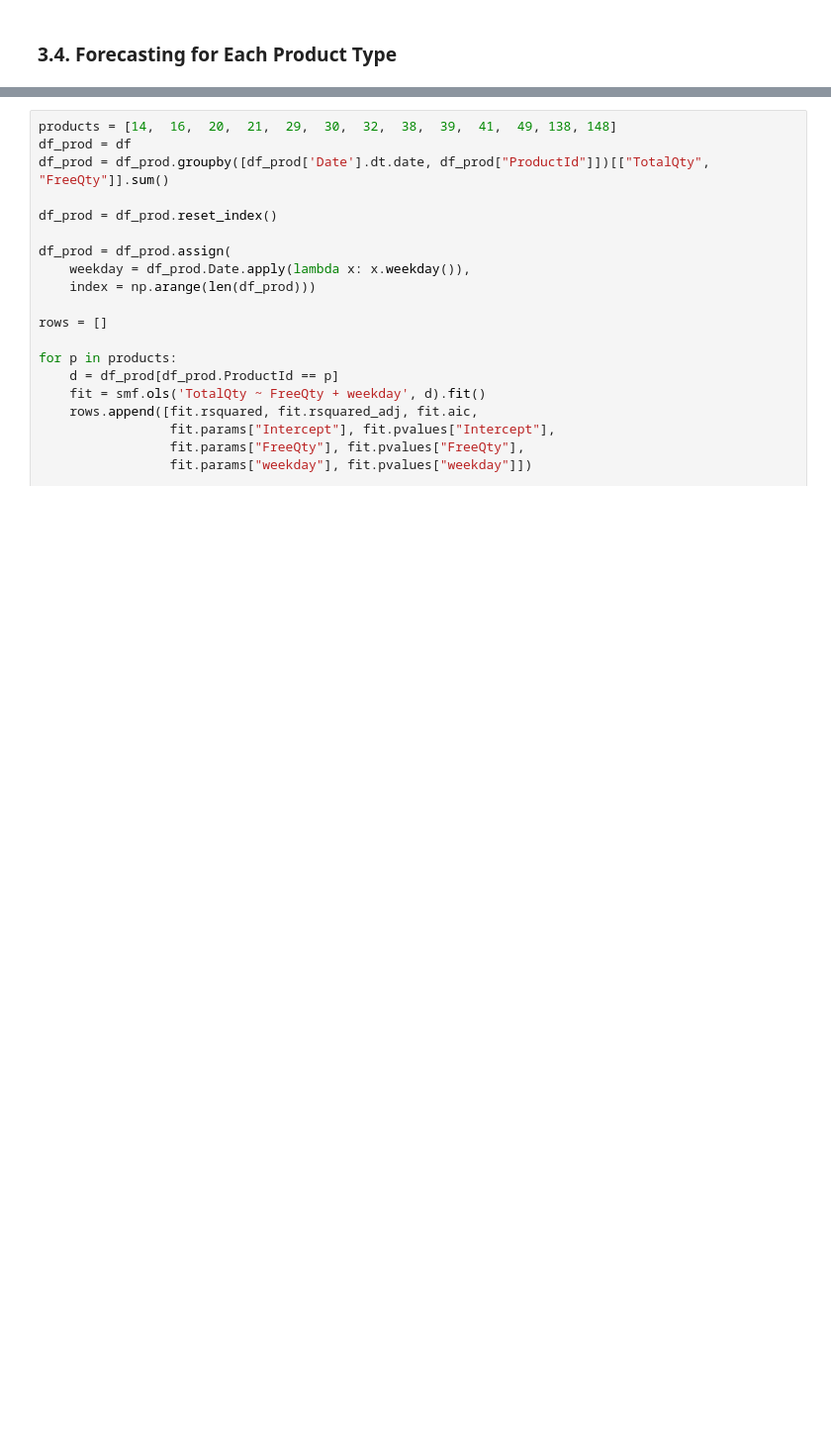
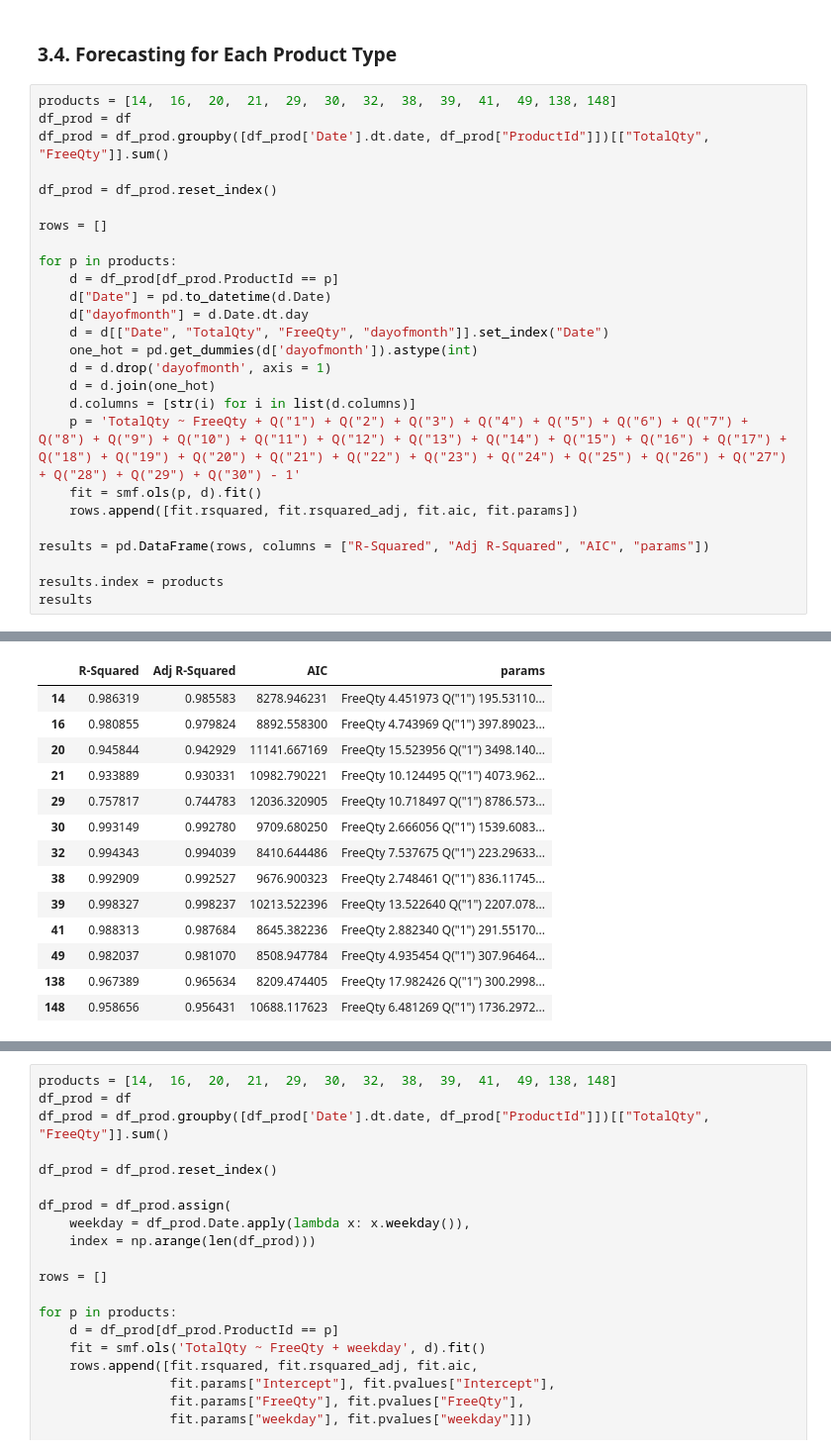
Before and after one commit to ayigitdogan/PharmaProject, a Jupyter notebook: IE492 - Pharma Project.ipynb, the cells around one changed output, grey strips where cells are left out. Shown at 99% size. Cells and saved outputs as stored; diff of their text form; blank space fills up the shorter version.

```diff
--- a/IE492 - Pharma Project.ipynb
+++ b/IE492 - Pharma Project.ipynb
@@ -334,3 +335,30 @@ Notes:
 strong multicollinearity or other numerical problems.
 # %% [markdown]
 ### 3.4. Forecasting for Each Product Type
+# %%
+products = [14,  16,  20,  21,  29,  30,  32,  38,  39,  41,  49, 138, 148]
+df_prod = df
+df_prod = df_prod.groupby([df_prod['Date'].dt.date, df_prod["ProductId"]])[["TotalQty", "FreeQty"]].sum()
+
+df_prod = df_prod.reset_index()
+
+rows = []
+
+for p in products:
+    d = df_prod[df_prod.ProductId == p]
+    d["Date"] = pd.to_datetime(d.Date)
+    d["dayofmonth"] = d.Date.dt.day
+    d = d[["Date", "TotalQty", "FreeQty", "dayofmonth"]].set_index("Date")
+    one_hot = pd.get_dummies(d['dayofmonth']).astype(int)
+    d = d.drop('dayofmonth', axis = 1)
+    d = d.join(one_hot)
+    d.columns = [str(i) for i in list(d.columns)]
+    p = 'TotalQty ~ FreeQty + Q("1") + Q("2") + Q("3") + Q("4") + Q("5") + Q("6") + Q("7") + Q("8") + Q("9") + Q("10") + Q("11") + Q("12") + Q("13") + Q("14") + Q("15") + Q("16") + Q("17") + Q("18") + Q("19") + Q("20") + Q("21") + Q("22") + Q("23") + Q("24") + Q("25") + Q("26") + Q("27") + Q("28") + Q("29") + Q("30") - 1'
+    fit = smf.ols(p, d).fit()
+    rows.append([fit.rsquared, fit.rsquared_adj, fit.aic, fit.params])
+
+results = pd.DataFrame(rows, columns = ["R-Squared", "Adj R-Squared", "AIC", "params"])
+
+results.index = products
+results
+# %% [output]
@@ -336,0 +382,14 @@ strong multicollinearity or other numerical problems.
+|  | R-Squared | Adj R-Squared | AIC | params |
+| 14 | 0.986319 | 0.985583 | 8278.946231 | FreeQty 4.451973 Q("1") 195.53110... |
+| 16 | 0.980855 | 0.979824 | 8892.558300 | FreeQty 4.743969 Q("1") 397.89023... |
+| 20 | 0.945844 | 0.942929 | 11141.667169 | FreeQty 15.523956 Q("1") 3498.140... |
+| 21 | 0.933889 | 0.930331 | 10982.790221 | FreeQty 10.124495 Q("1") 4073.962... |
+| 29 | 0.757817 | 0.744783 | 12036.320905 | FreeQty 10.718497 Q("1") 8786.573... |
+| 30 | 0.993149 | 0.992780 | 9709.680250 | FreeQty 2.666056 Q("1") 1539.6083... |
+| 32 | 0.994343 | 0.994039 | 8410.644486 | FreeQty 7.537675 Q("1") 223.29633... |
+| 38 | 0.992909 | 0.992527 | 9676.900323 | FreeQty 2.748461 Q("1") 836.11745... |
+| 39 | 0.998327 | 0.998237 | 10213.522396 | FreeQty 13.522640 Q("1") 2207.078... |
+| 41 | 0.988313 | 0.987684 | 8645.382236 | FreeQty 2.882340 Q("1") 291.55170... |
+| 49 | 0.982037 | 0.981070 | 8508.947784 | FreeQty 4.935454 Q("1") 307.96464... |
+| 138 | 0.967389 | 0.965634 | 8209.474405 | FreeQty 17.982426 Q("1") 300.2998... |
+| 148 | 0.958656 | 0.956431 | 10688.117623 | FreeQty 6.481269 Q("1") 1736.2972... |
```
Also changed, not shown: parts of 8 cells of this notebook.
